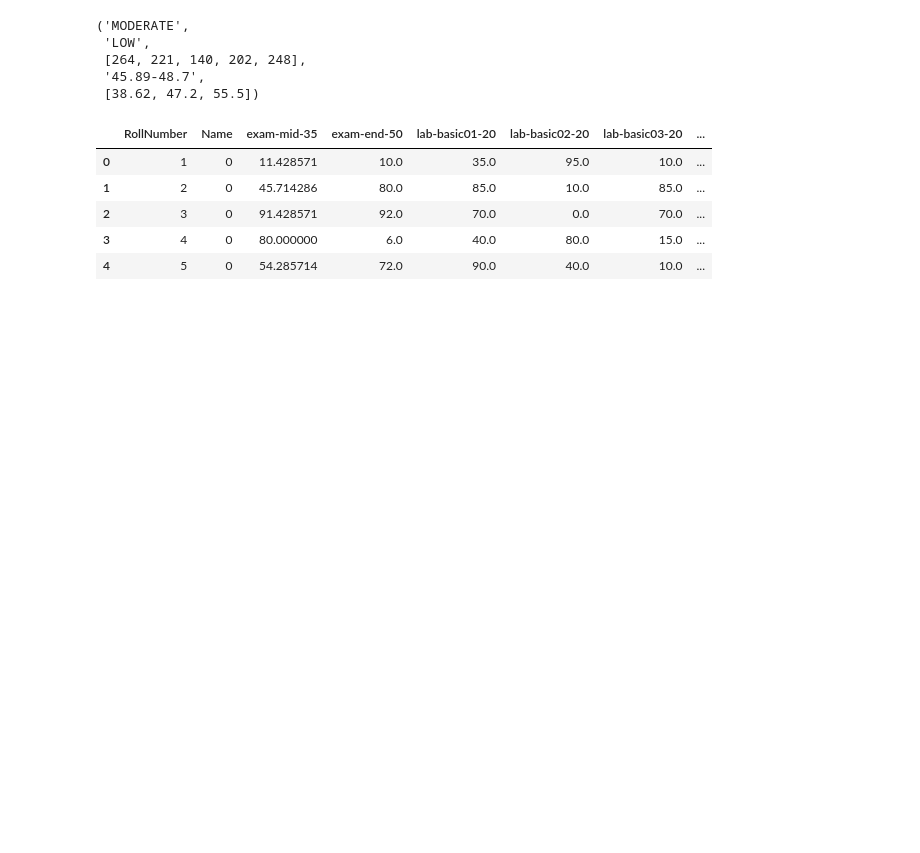
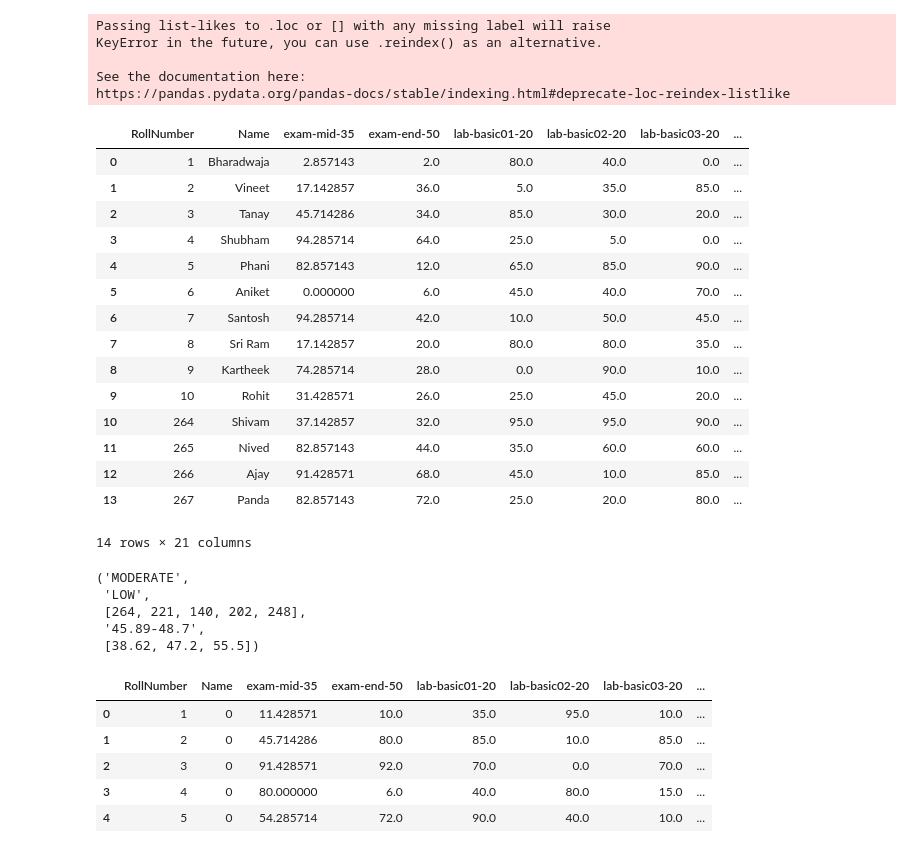
Before and after one commit to Vineet-Sharma29/Ayudar-Class-Performance-Analyzer, a Jupyter notebook: dashboard/Demo_Algo.ipynb, the cells around one changed output. Saved outputs shown, nothing was run; the diff lists cells and outputs as text; code cells hidden in the pictures; blank space fills up the shorter version.

```diff
--- a/dashboard/Demo_Algo.ipynb
+++ b/dashboard/Demo_Algo.ipynb
@@ -99,6 +99,12 @@ def createAvg(marks):
     marks['overall'] = 0.5 * marks['avgExam'] / exams + 0.3 \
                        * marks['avgLab'] / lab + 0.1 * marks['avgAsgn'] / asgn + 0.1 \
                        * marks['avgOth'] / oth
+
+    marks['avgExam'] = marks['avgExam'].apply(lambda x : int(x/exams))
+    marks['avgLab'] = marks['avgLab'].apply(lambda x : int(x/lab))
+    marks['avgAsgn'] = marks['avgAsgn'].apply(lambda x : int(x/asgn))
+    marks['avgOth'] = marks['avgOth'].apply(lambda x : int(x/oth))
+
 
     return marks
 
@@ -558,0 +554,3 @@ df.head()
+# %%
+df1 = scaleMarks(df1)
+df1.head()
@@ -559,3 +564,33 @@ df.head()
+# %%
+df1 = createAvg(df1)
+df1
+df1 = createChMarks(df1)
+df1 = variance(df1)
+# %% [output]
+Passing list-likes to .loc or [] with any missing label will raise
+KeyError in the future, you can use .reindex() as an alternative.
+
+See the documentation here:
+https://pandas.pydata.org/pandas-docs/stable/indexing.html#deprecate-loc-reindex-listlike
+# %%
+df1
+# %% [output]
+|  | RollNumber | Name | exam-mid-35 | exam-end-50 | lab-basic01-20 | lab-basic02-20 | lab-basic03-20 | ... |
+| 0 | 1 | Bharadwaja | 2.857143 | 2.0 | 80.0 | 40.0 | 0.0 | ... |
+| 1 | 2 | Vineet | 17.142857 | 36.0 | 5.0 | 35.0 | 85.0 | ... |
+| 2 | 3 | Tanay | 45.714286 | 34.0 | 85.0 | 30.0 | 20.0 | ... |
+| 3 | 4 | Shubham | 94.285714 | 64.0 | 25.0 | 5.0 | 0.0 | ... |
+| 4 | 5 | Phani | 82.857143 | 12.0 | 65.0 | 85.0 | 90.0 | ... |
+| 5 | 6 | Aniket | 0.000000 | 6.0 | 45.0 | 40.0 | 70.0 | ... |
+| 6 | 7 | Santosh | 94.285714 | 42.0 | 10.0 | 50.0 | 45.0 | ... |
+| 7 | 8 | Sri Ram | 17.142857 | 20.0 | 80.0 | 80.0 | 35.0 | ... |
+| 8 | 9 | Kartheek | 74.285714 | 28.0 | 0.0 | 90.0 | 10.0 | ... |
+| 9 | 10 | Rohit | 31.428571 | 26.0 | 25.0 | 45.0 | 20.0 | ... |
+| 10 | 264 | Shivam | 37.142857 | 32.0 | 95.0 | 95.0 | 90.0 | ... |
+| 11 | 265 | Nived | 82.857143 | 44.0 | 35.0 | 60.0 | 60.0 | ... |
+| 12 | 266 | Ajay | 91.428571 | 68.0 | 45.0 | 10.0 | 85.0 | ... |
+| 13 | 267 | Panda | 82.857143 | 72.0 | 25.0 | 20.0 | 80.0 | ... |
+14 rows × 21 columns
 # %%
 CourseStats(df)
 # %% [output]
```
Also changed, not shown: parts of 7 cells of this notebook, 21 other files.
